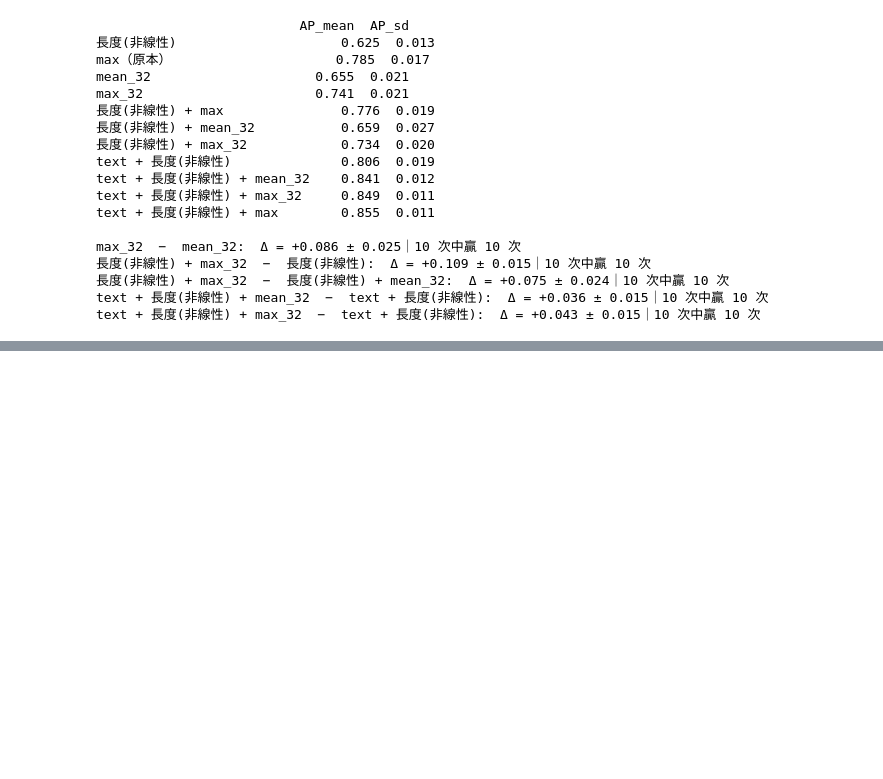
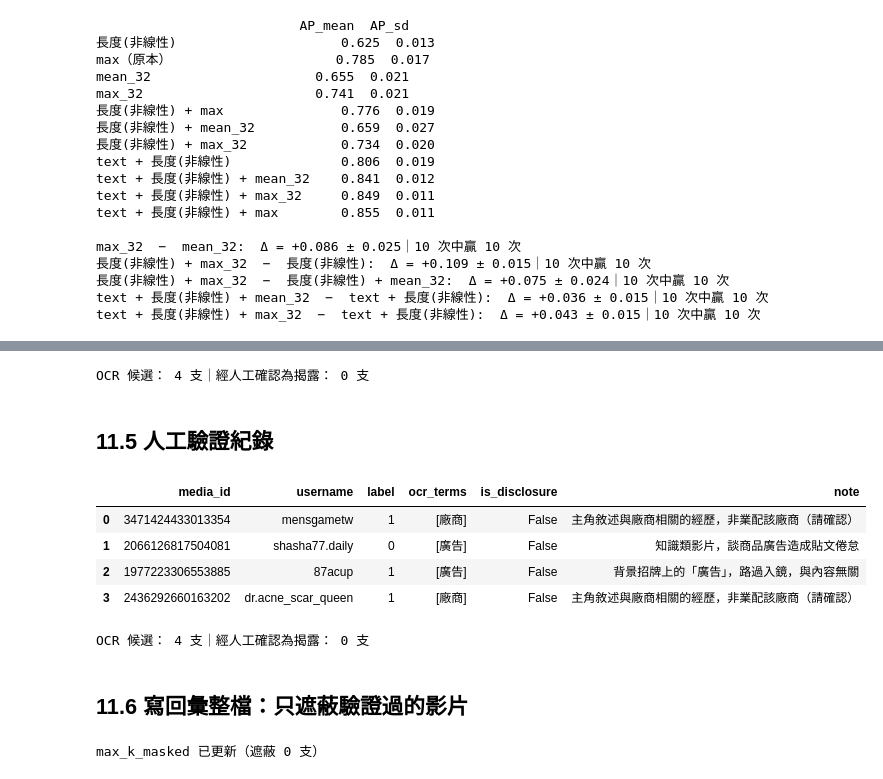
Before and after one commit to ying-tzu-dai/Multimodal_SPoD_Video, a Jupyter notebook: scripts/video_preprocess.ipynb, the cells around one changed output, grey strips where cells are left out. Saved outputs shown, nothing was run; the diff lists cells and outputs as text; code cells hidden in the pictures; blank space fills up the shorter version.

```diff
--- a/scripts/video_preprocess.ipynb
+++ b/scripts/video_preprocess.ipynb
@@ -642,0 +883,65 @@ text + 長度(非線性) + max_32  −  text + 長度(非線性):  Δ = +0.043
+# %%
+# 人工檢視結果：is_disclosure = 是否在聲明「本影片」與品牌的業配關係
+OCR_REVIEW = pd.DataFrame([
+    # media_id 請從 11.4 的表格複製；note 簡述判斷理由
+    {"media_id": "2066126817504081", "is_disclosure": False, "note": "知識類影片，談商品廣告造成貼文倦怠"},
+    {"media_id": "2436292660163202", "is_disclosure": False, "note": "主角敘述與廠商相關的經歷，非業配該廠商"},
+    {"media_id": "1977223306553885", "is_disclosure": False, "note": "背景招牌上的「廣告」，路過入鏡"},
+    {"media_id": "3471424433013354", "is_disclosure": False, "note": "「廠商」是他預設的受眾，不是在說自己幫某廠商業配"},
+])
+OCR_REVIEW.to_csv(CACHE_DIR.parent / f"{DATA_MODE}_{MODEL_TAG}_ocr_review.csv", index=False)
+
+verified = set(OCR_REVIEW.loc[OCR_REVIEW["is_disclosure"], "media_id"])
+print("OCR 候選：", len(OCR_REVIEW), "支｜經人工確認為揭露：", len(verified), "支")
+# %% [output]
+OCR 候選： 4 支｜經人工確認為揭露： 0 支
+# %% [markdown]
+## 11.5 人工驗證紀錄
+# %%
+# 人工檢視結果：is_disclosure = 這行字是否在聲明「本影片」與品牌的業配關係
+REVIEW_NOTES = {
+    "shasha77.daily":     "知識類影片，談商品廣告造成貼文倦怠",
+    "87acup":             "背景招牌上的「廣告」，路過入鏡，與內容無關",
+    "mensgametw":         "主角敘述與廠商相關的經歷，非業配該廠商（請確認）",
+    "dr.acne_scar_queen": "主角敘述與廠商相關的經歷，非業配該廠商（請確認）",
+}
+OCR_REVIEW = hit_df[["media_id", "username", "label", "ocr_terms"]].assign(
+    is_disclosure=False,                          # 4 支皆判定為非揭露
+    note=hit_df["username"].map(REVIEW_NOTES),
+)
+OCR_REVIEW.to_csv(CACHE_DIR.parent / f"{DATA_MODE}_{MODEL_TAG}_ocr_review.csv", index=False)
+display(OCR_REVIEW)
+
+verified = set(OCR_REVIEW.loc[OCR_REVIEW["is_disclosure"], "media_id"])
+print("OCR 候選：", len(OCR_REVIEW), "支｜經人工確認為揭露：", len(verified), "支")
+# %% [output]
+|  | media_id | username | label | ocr_terms | is_disclosure | note |
+| 0 | 3471424433013354 | mensgametw | 1 | [廠商] | False | 主角敘述與廠商相關的經歷，非業配該廠商（請確認） |
+| 1 | 2066126817504081 | shasha77.daily | 0 | [廣告] | False | 知識類影片，談商品廣告造成貼文倦怠 |
+| 2 | 1977223306553885 | 87acup | 1 | [廣告] | False | 背景招牌上的「廣告」，路過入鏡，與內容無關 |
+| 3 | 2436292660163202 | dr.acne_scar_queen | 1 | [廠商] | False | 主角敘述與廠商相關的經歷，非業配該廠商（請確認） |
+OCR 候選： 4 支｜經人工確認為揭露： 0 支
+# %% [markdown]
+## 11.6 寫回彙整檔：只遮蔽驗證過的影片
+# %%
+# 只遮蔽人工確認為揭露的影片；pilot 的 verified 是空集合，結果會等於 max_k
+X_ver = []
+for row in tqdm(posts[ok].itertuples(), total=int(ok.sum()), desc="verified mask"):
+    hits = ocr_hits.get(row.media_id, []) if row.media_id in verified else []
+    fe = (masked_frame_emb(row, hits) if hits else
+          torch.load(CACHE_DIR / f"{row.media_id}.pt", weights_only=False)["frame_emb"].float())
+    X_ver.append(fe[np.linspace(0, len(fe) - 1, FIXED_K).round().astype(int)].max(0).values.numpy())
+X_ver = np.stack(X_ver)
+
+saved = torch.load(OUT_PT, weights_only=False)
+assert saved["media_id"] == posts["media_id"].tolist()
+full = torch.zeros(len(posts), X_ver.shape[1])
+full[torch.from_numpy(ok)] = torch.from_numpy(X_ver).float()
+saved["X_V"]["max_k_masked"] = full
+saved["config"]["ocr"] = {"engine": "easyocr ch_tra+en", "conf": OCR_CONF, "frames": f"max_k 的 {FIXED_K} 格",
+                          "n_candidates": len(OCR_REVIEW), "n_verified_masked": len(verified),
+                          "rule": "關鍵詞篩選候選 → 人工驗證 → 只遮蔽確認為揭露者"}
+torch.save(saved, OUT_PT)
+print("max_k_masked 已更新（遮蔽", len(verified), "支）")
+# %% [output]
+max_k_masked 已更新（遮蔽 0 支）
```
Also changed, not shown: parts of 16 cells of this notebook, 3 other files.
